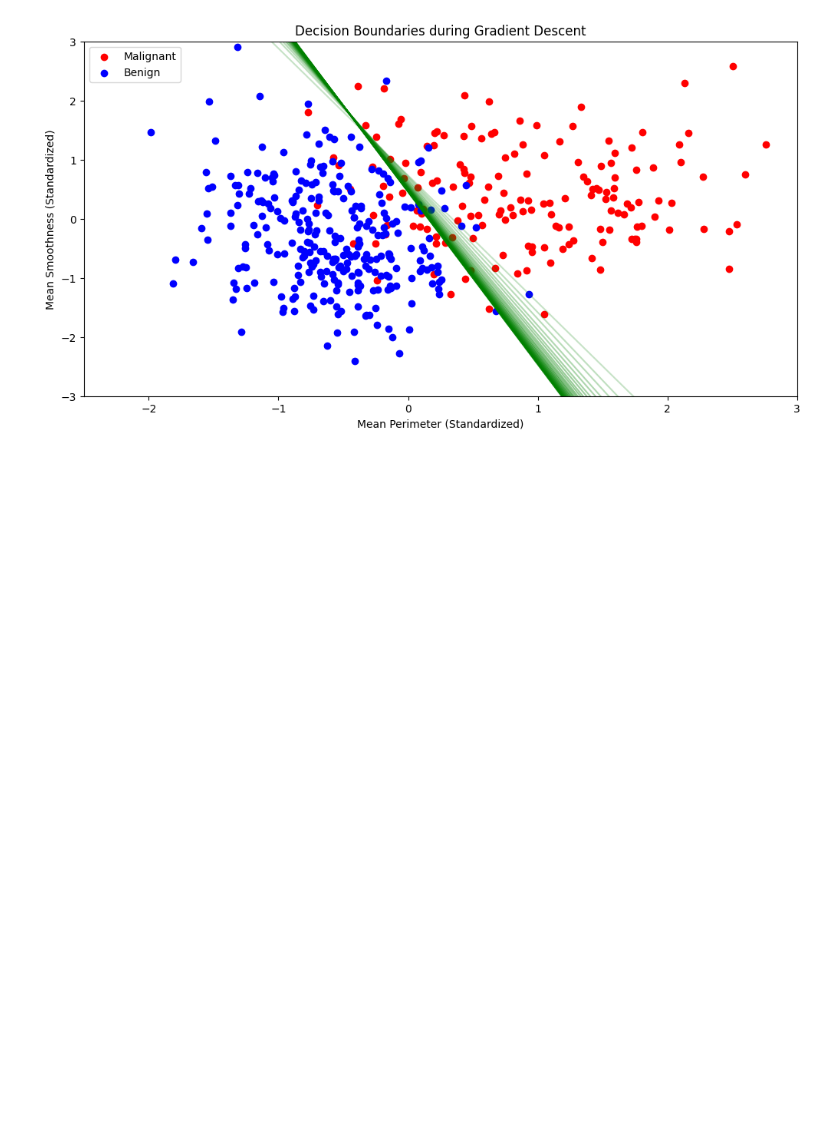
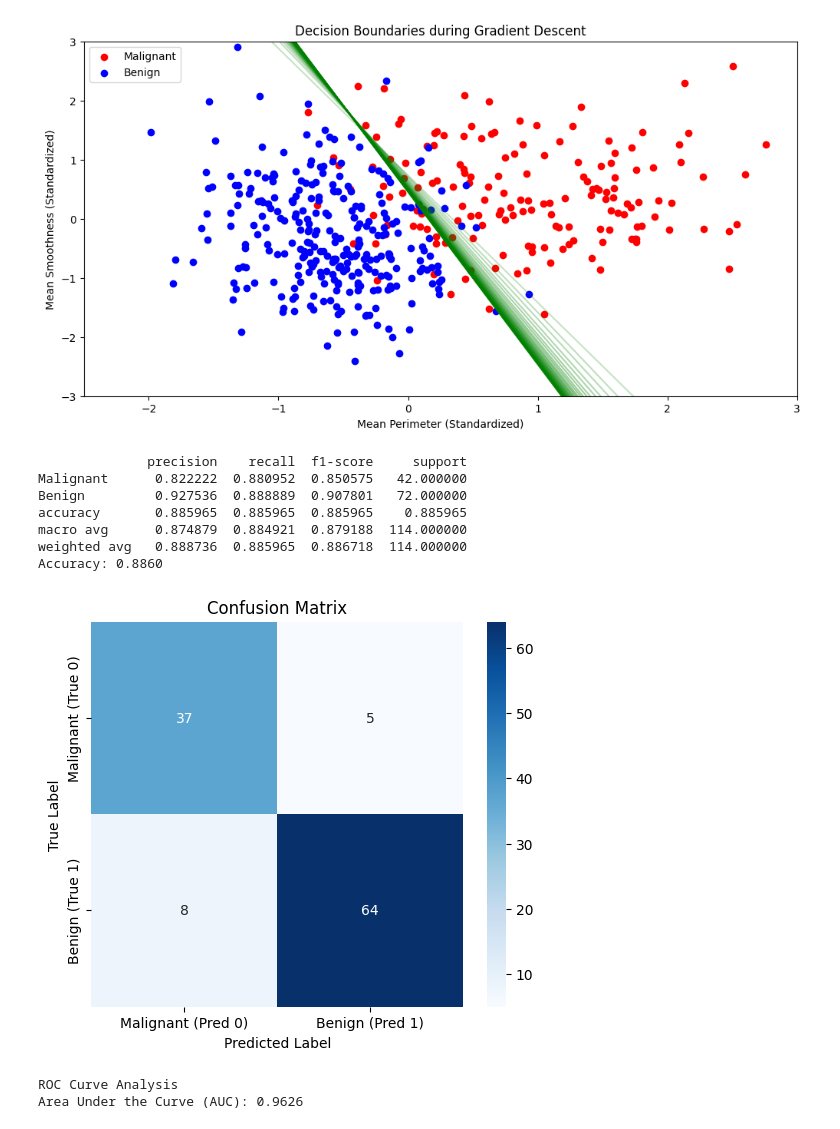
Before and after one commit to HatamiM12/Machine-Learning-Training, a Jupyter notebook: Logistic_Regression.ipynb, the cells around one changed output. Drawn from its saved outputs; the diff is of its cells as text; code cells hidden in the pictures; blank space fills up the shorter version.

```diff
--- a/Logistic_Regression.ipynb
+++ b/Logistic_Regression.ipynb
@@ -167,3 +167,64 @@ def plot_decision_boundaries(weights_history, X, y, total_steps):
 plot_decision_boundaries(weights_history, X_train[:, :2], y_train, n_steps)
 # %% [output]
 [figure]
+# %%
+from sklearn.metrics import classification_report, roc_curve, auc, confusion_matrix
+import pandas as pd
+
+# Compute model outputs and predictions on validation set
+z_test = X_test @ w_opt
+probabilities_test = sigmoid(z_test)
+predictions_test = (probabilities_test > 0.5).astype(int)
+
+# Generate classification report
+report = classification_report(y_test, predictions_test, target_names=['Malignant', 'Benign'], output_dict=True)
+df_report = pd.DataFrame(report).transpose()
+print(df_report)
+
+# Extract and print overall accuracy
+accuracy = report['accuracy']
+print(f"Accuracy: {accuracy:.4f}")
+
+# Compute and plot confusion matrix
+cm = confusion_matrix(y_test, predictions_test)
+plt.figure(figsize=(6, 5))
+sns.heatmap(cm, annot=True, fmt='d', cmap='Blues',
+            xticklabels=['Malignant (Pred 0)', 'Benign (Pred 1)'],
+            yticklabels=['Malignant (True 0)', 'Benign (True 1)'])
+plt.title('Confusion Matrix')
+plt.ylabel('True Label')
+plt.xlabel('Predicted Label')
+plt.show()
+
+# Compute ROC curve and AUC
+fpr, tpr, thresholds = roc_curve(y_test, probabilities_test)
+roc_auc = auc(fpr, tpr)
+
+print("ROC Curve Analysis")
+print(f"Area Under the Curve (AUC): {roc_auc:.4f}")
+
+# Plot ROC curve
+plt.figure(figsize=(8, 6))
+plt.plot(fpr, tpr, color='darkorange', lw=2,
+         label=f'ROC curve (AUC = {roc_auc:.4f})')
+plt.plot([0, 1], [0, 1], color='navy', lw=2, linestyle='--',
+         label='Random Classifier (AUC = 0.5)')
+plt.xlim([0.0, 1.0])
+plt.ylim([0.0, 1.05])
+plt.xlabel('False Positive Rate (1 - Specificity)')
+plt.ylabel('True Positive Rate (Sensitivity/Recall)')
+plt.title('Receiver Operating Characteristic (ROC) Curve')
+plt.legend(loc="lower right")
+plt.grid(True)
+plt.show()
+# %% [output]
+              precision    recall  f1-score     support
+Malignant      0.822222  0.880952  0.850575   42.000000
+Benign         0.927536  0.888889  0.907801   72.000000
+accuracy       0.885965  0.885965  0.885965    0.885965
+macro avg      0.874879  0.884921  0.879188  114.000000
+weighted avg   0.888736  0.885965  0.886718  114.000000
+Accuracy: 0.8860
+[figure, added]
+ROC Curve Analysis
+Area Under the Curve (AUC): 0.9626
```
Also changed, not shown: parts of 1 cell of this notebook.
